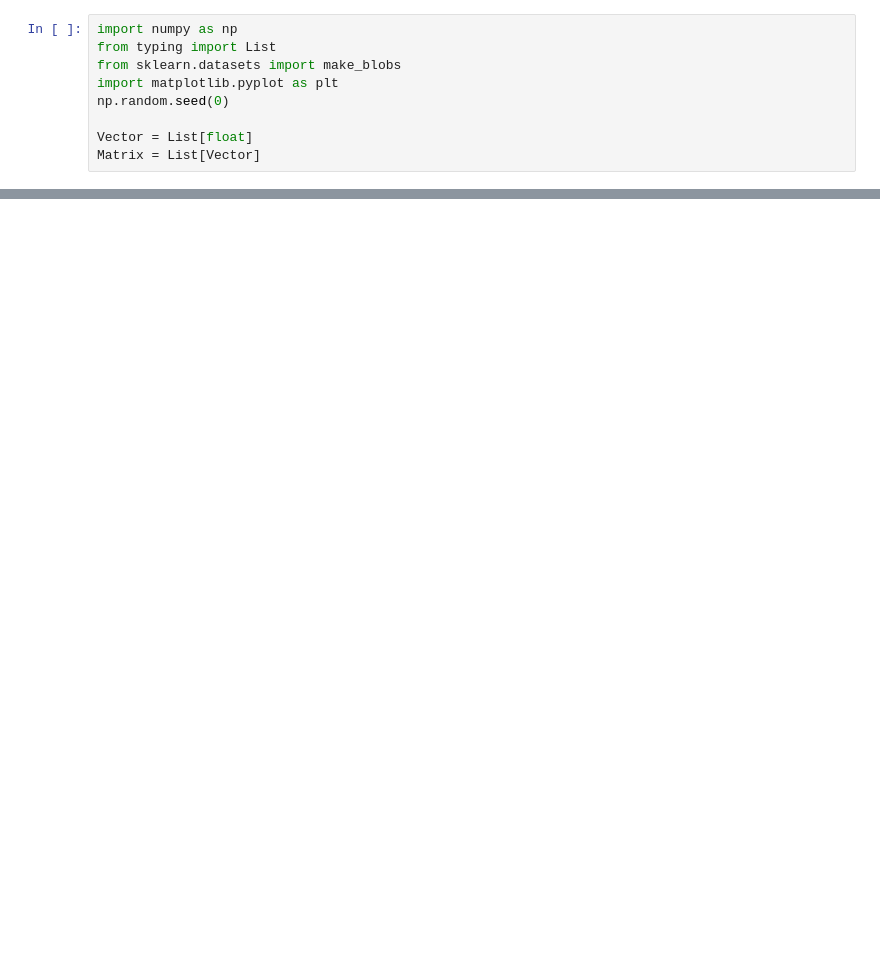
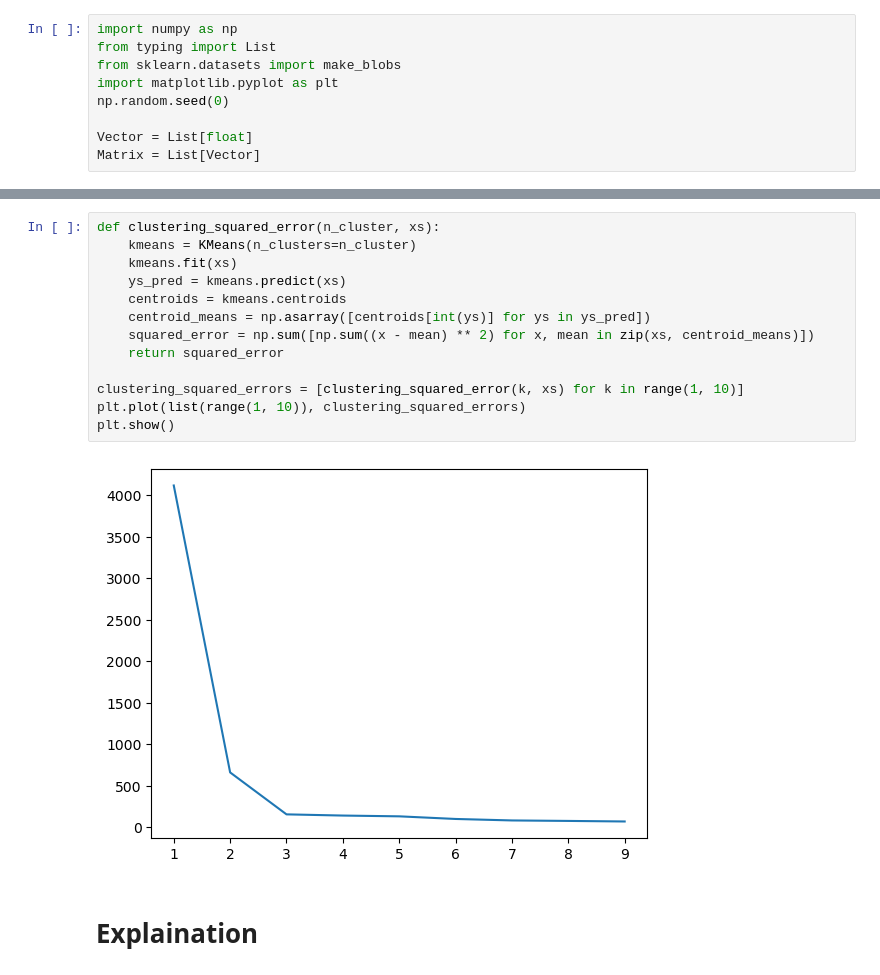
Before and after one commit to danjelito/ml-from-scratch, a Jupyter notebook: kmeans.ipynb, the cells around one changed output, grey strips where cells are left out. Saved outputs shown, nothing was run; the diff lists cells and outputs as text; blank space fills up the shorter version.

```diff
--- a/kmeans.ipynb
+++ b/kmeans.ipynb
@@ -85,0 +86,17 @@ plt.show()
+# %%
+def clustering_squared_error(n_cluster, xs):
+    kmeans = KMeans(n_clusters=n_cluster)
+    kmeans.fit(xs)
+    ys_pred = kmeans.predict(xs)
+    centroids = kmeans.centroids
+    centroid_means = np.asarray([centroids[int(ys)] for ys in ys_pred])
+    squared_error = np.sum([np.sum((x - mean) ** 2) for x, mean in zip(xs, centroid_means)])
+    return squared_error
+
+clustering_squared_errors = [clustering_squared_error(k, xs) for k in range(1, 10)]
+plt.plot(list(range(1, 10)), clustering_squared_errors)
+plt.show()
+# %% [output]
+[figure, added]
+# %% [markdown]
+# Explaination
```
Also changed, not shown: parts of 1 cell of this notebook.
